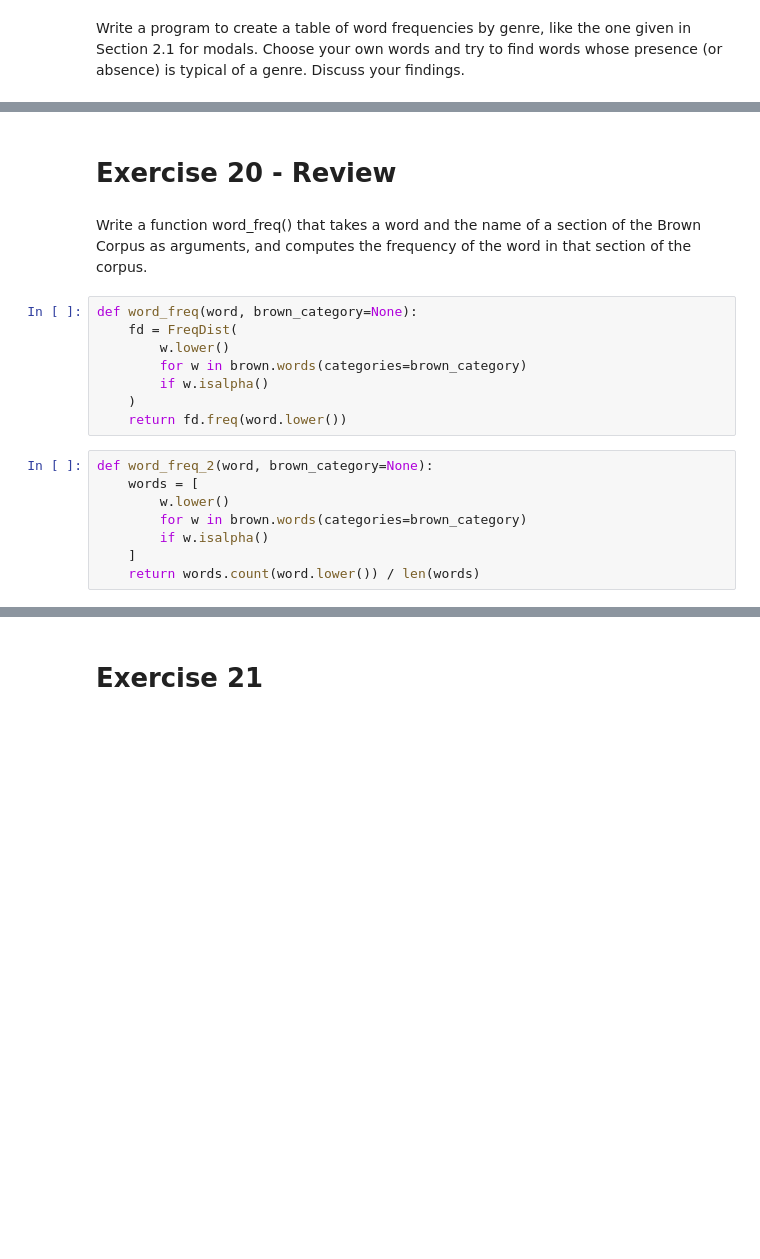
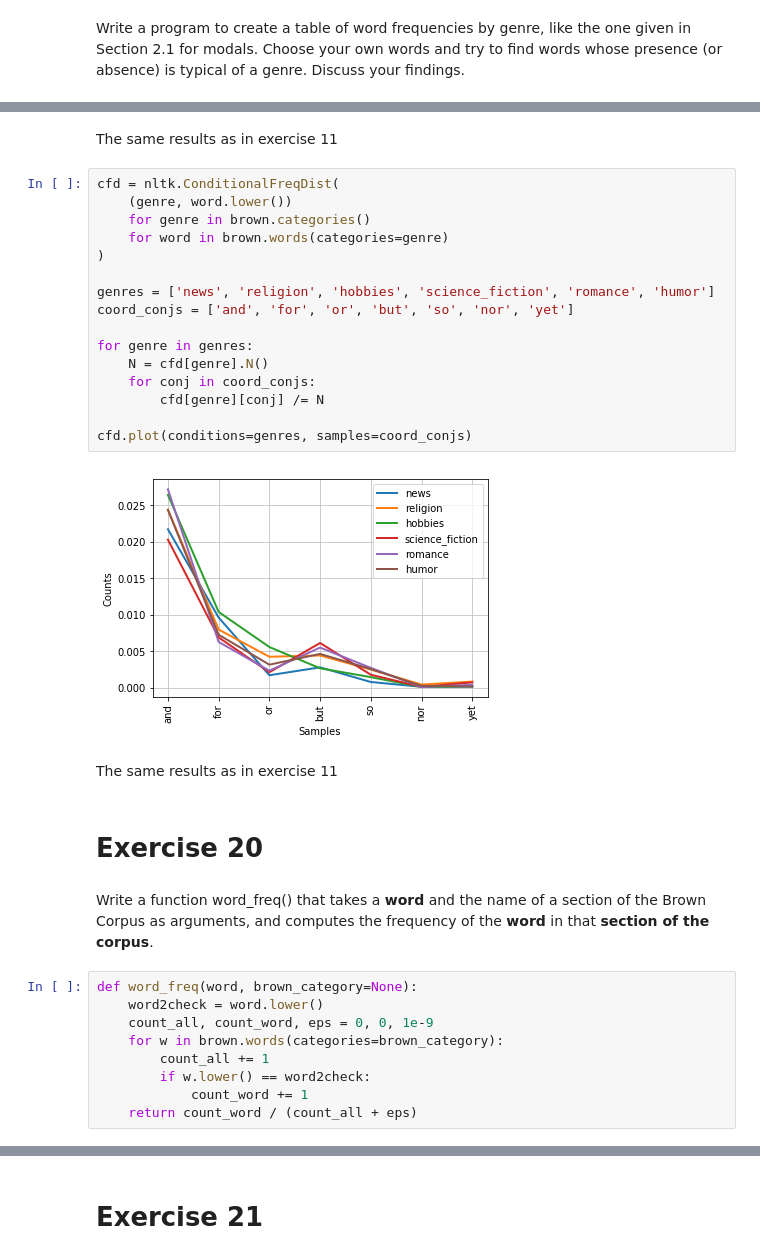
Before and after one commit to rjafarau/nltk-book, a Jupyter notebook: solutions/chapter_02.ipynb, the cells around one changed output, grey strips where cells are left out. Drawn from its saved outputs; the diff is of its cells as text; blank space fills up the shorter version.

```diff
--- a/solutions/chapter_02.ipynb
+++ b/solutions/chapter_02.ipynb
@@ -706,22 +765,37 @@ presence (or absence) is typical of a genre. Discuss your findings.
+# %% [markdown]
+The same results as in exercise 11
+# %%
+cfd = nltk.ConditionalFreqDist(
+    (genre, word.lower())
+    for genre in brown.categories()
+    for word in brown.words(categories=genre)
+)
+
+genres = ['news', 'religion', 'hobbies', 'science_fiction', 'romance', 'humor']
+coord_conjs = ['and', 'for', 'or', 'but', 'so', 'nor', 'yet']
+
+for genre in genres:
+    N = cfd[genre].N()
+    for conj in coord_conjs:
+        cfd[genre][conj] /= N
+
+cfd.plot(conditions=genres, samples=coord_conjs)
+# %% [output]
+[figure, added]
+# %% [markdown]
+The same results as in exercise 11
 # %% [markdown]
-# Exercise 20 - Review
+# Exercise 20
 # %% [markdown]
-Write a function word_freq() that takes a word and the name of a section of the
-Brown Corpus as arguments, and computes the frequency of the word in that section
-of the corpus.
+Write a function word_freq() that takes a **word** and the name of a section of the
+Brown Corpus as arguments, and computes the frequency of the **word** in that **section
+of the corpus**.
 # %%
 def word_freq(word, brown_category=None):
-    fd = FreqDist(
-        w.lower()
-        for w in brown.words(categories=brown_category)
-        if w.isalpha()
-    )
-    return fd.freq(word.lower())
+    word2check = word.lower()
+    count_all, count_word, eps = 0, 0, 1e-9
+    for w in brown.words(categories=brown_category):
+        count_all += 1
+        if w.lower() == word2check:
+            count_word += 1
+    return count_word / (count_all + eps)
-# %%
-def word_freq_2(word, brown_category=None):
-    words = [
-        w.lower()
-        for w in brown.words(categories=brown_category)
-        if w.isalpha()
-    ]
-    return words.count(word.lower()) / len(words)
```
Also changed, not shown: parts of 60 cells of this notebook.
